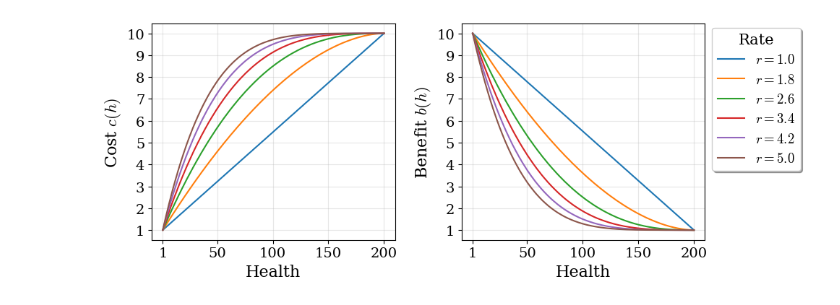
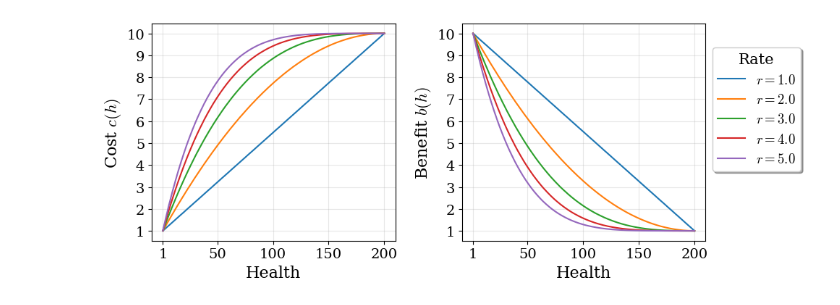
Before and after one commit to charlesaugdupont/cognitive-biases-endogenous-volatility, a Jupyter notebook: notebooks/health_cost.ipynb, the cells around one changed output. Drawn from its saved outputs; the diff is of its cells as text; code cells hidden in the pictures.

```diff
--- a/notebooks/health_cost.ipynb
+++ b/notebooks/health_cost.ipynb
@@ -31,27 +31,27 @@ def delta(h, N, Cmin=1, Cmax=10, rate=1):
 # %%
 fig, axs = plt.subplots(1, 2, figsize=(10, 4))
 
 h = np.linspace(1, 200, 1000)
-rates = np.linspace(1, 5, 6)
+rates = np.linspace(1, 5, 5)
 
 for rate in rates:
     axs[0].plot(h, cost(h, N=200, rate=rate), label=f'$r={rate:.1f}$')
     axs[1].plot(h, delta(h, N=200, rate=rate))
 
 axs[0].set_ylabel(r"Cost $c(h)$")
 axs[1].set_ylabel(r"Benefit $b(h)$")
 
 for i in range(2):
     axs[i].grid(alpha=0.3)
     axs[i].set_xlabel("Health")
     axs[i].set_yticks(np.arange(1, 11))
     # Added specific X-ticks here
     axs[i].set_xticks([1, 50, 100, 150, 200])
 
 lines, labels = axs[0].get_legend_handles_labels()
 fig.legend(lines, labels, loc=(0.865,0.43), title=r"Rate", shadow=True)
 plt.tight_layout(rect=[0, 0, 0.88, 1])
 plt.savefig("../figures/health_cost_benefit.pdf", bbox_inches="tight")
 plt.show()
 # %% [output]
-[figure, old version]
+[figure, new version]
```
